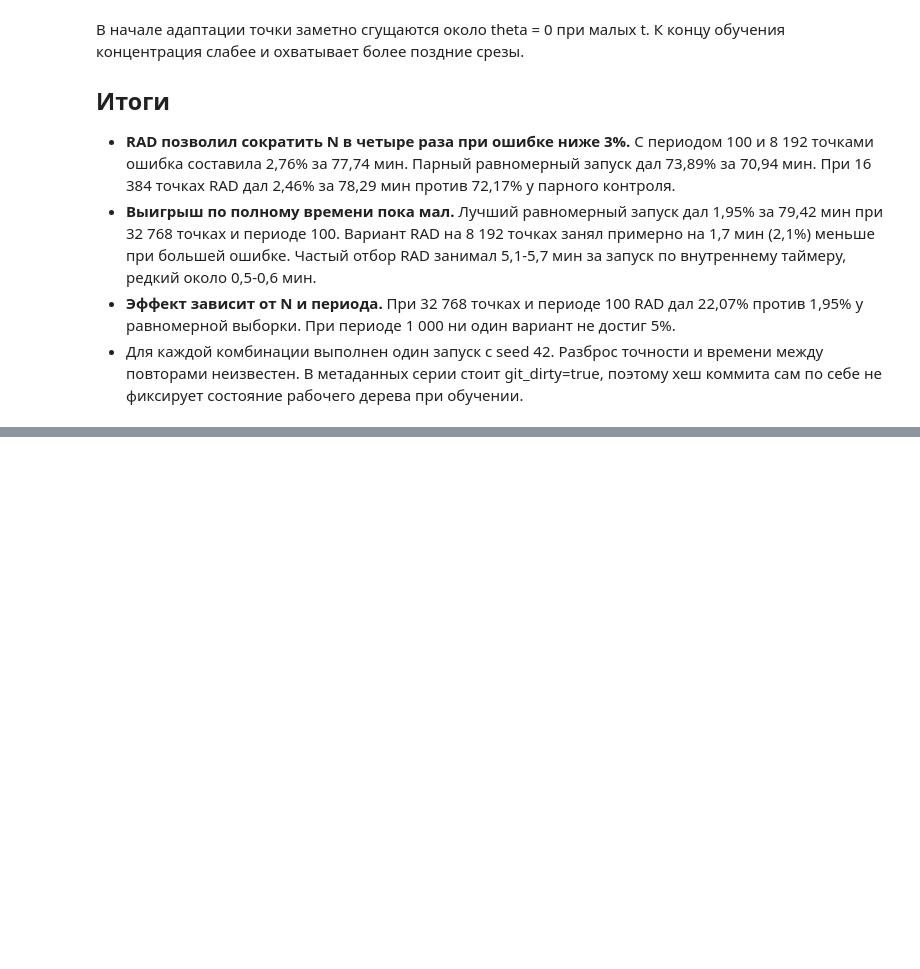
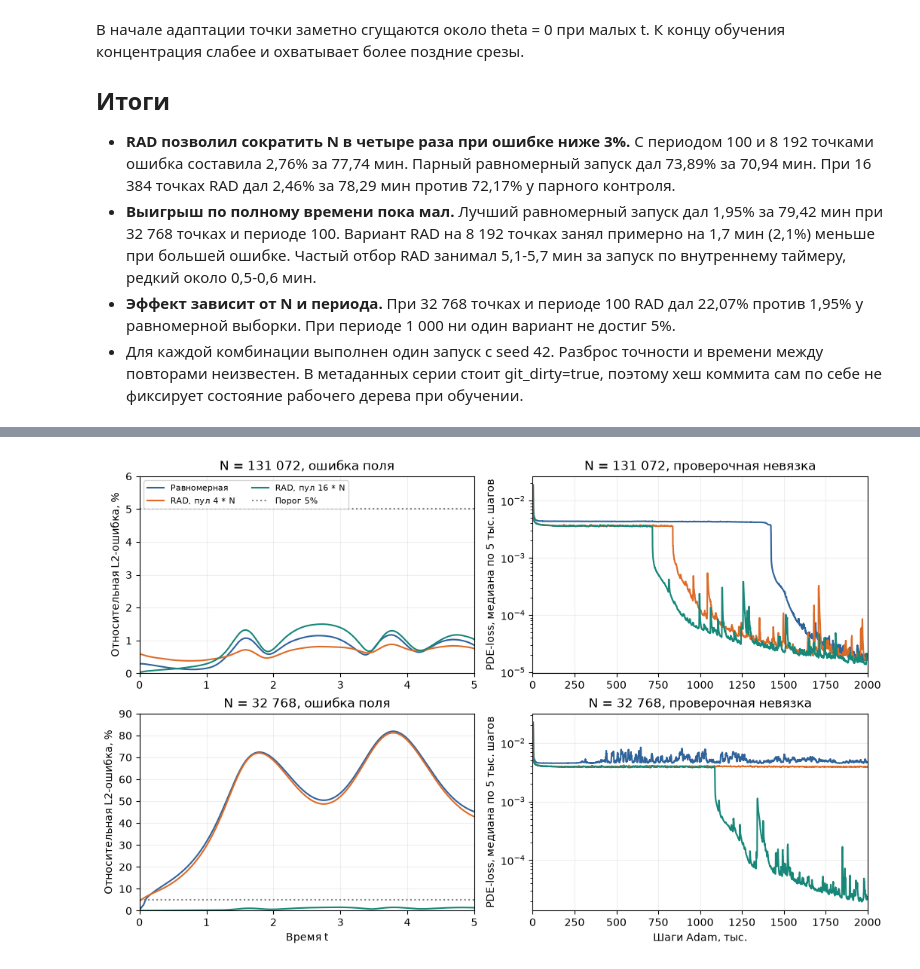
Before and after one commit to ArtemGemuzov/lle-solver, a Jupyter notebook: experiments/06_pinn-rad-sampling/pinn-rad-sampling.ipynb, the cells around one changed output, grey strips where cells are left out. Cells and saved outputs as stored; diff of their text form; code cells hidden in the pictures; blank space fills up the shorter version.

```diff
--- a/experiments/06_pinn-rad-sampling/pinn-rad-sampling.ipynb
+++ b/experiments/06_pinn-rad-sampling/pinn-rad-sampling.ipynb
@@ -276,0 +344,35 @@ plt.show()
+# %%
+styles_t5 = {
+    0: ("#31639b", "Равномерная"),
+    4: ("#dd6b28", "RAD, пул 4 * N"),
+    16: ("#168778", "RAD, пул 16 * N"),
+}
+fig, axes = plt.subplots(2, 2, figsize=(10.4, 6.5), layout="constrained")
+for row, points in enumerate((131_072, 32_768)):
+    err_ax, loss_ax = axes[row]
+    for factor, (color, label) in styles_t5.items():
+        error, steps, test_pde = results_t5[points, factor]
+        err_ax.plot(reference_t5.times, error, color=color, label=label)
+        windows = np.lib.stride_tricks.sliding_window_view(test_pde[1:], 51)
+        loss_ax.semilogy(steps[26:-25] / 1000, np.median(windows, axis=1), color=color)
+    point_label = f"{points:,}".replace(",", " ")
+    err_ax.axhline(5, color="0.5", linestyle=":", label="Порог 5%")
+    err_ax.set(
+        title=f"N = {point_label}, ошибка поля",
+        ylabel="Относительная L2-ошибка, %",
+        xlim=(0, 5),
+        ylim=(0, 6 if row == 0 else 90),
+    )
+    loss_ax.set(
+        title=f"N = {point_label}, проверочная невязка",
+        ylabel="PDE-loss, медиана по 5 тыс. шагов",
+        xlim=(0, 2000),
+    )
+    for ax in axes[row]:
+        ax.grid(alpha=0.2)
+axes[0, 0].legend(loc="upper left", fontsize=8, ncol=2)
+axes[1, 0].set_xlabel("Время t")
+axes[1, 1].set_xlabel("Шаги Adam, тыс.")
+plt.show()
+# %% [output]
+[figure, added]
```
Also changed, not shown: parts of 3 cells of this notebook.
